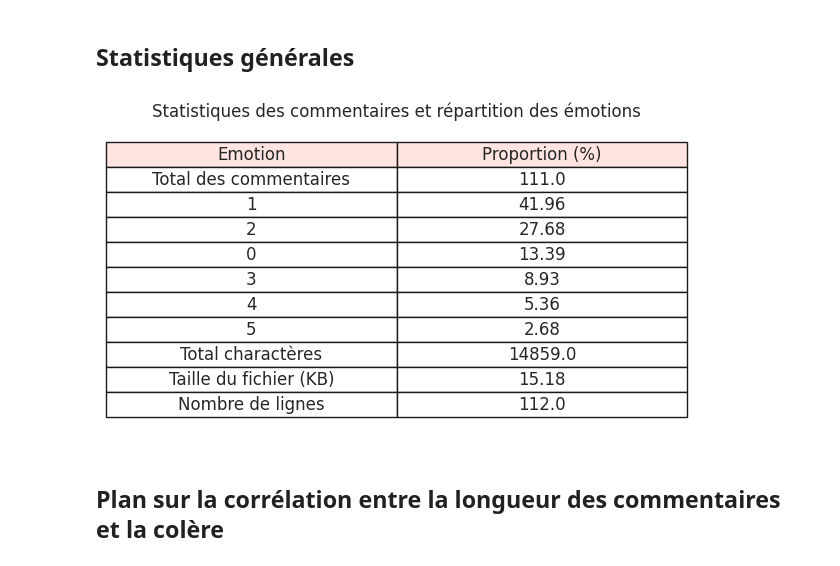
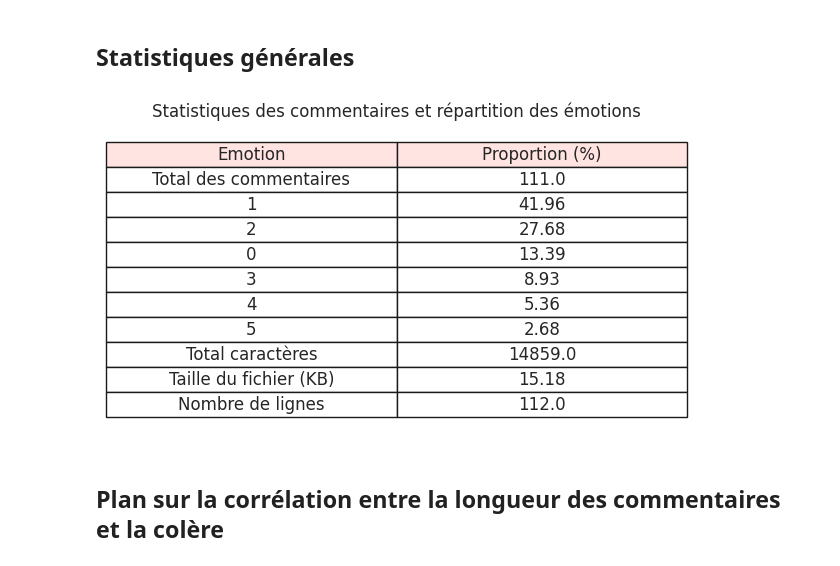
Before and after one commit to deboraptor/outils_traitement_corpus, a Jupyter notebook: scripts/graphiques.ipynb, the cells around one changed output. Saved outputs shown, nothing was run; the diff lists cells and outputs as text; code cells hidden in the pictures.

```diff
--- a/scripts/graphiques.ipynb
+++ b/scripts/graphiques.ipynb
@@ -70,37 +70,37 @@ emotion_distribution = df["label"].value_counts(normalize=True) * 100
 emotion_distribution = emotion_distribution.round(2)
 
 df['text_length'] = df['text'].str.len()
-total_characters = int(df['text_length'].sum())
+total_caracteres = int(df['text_length'].sum())
 
 taille_fichier = os.path.getsize(fichier_csv)
 taille_fichier_kb = round(taille_fichier / 1024, 2)
 
 nombre_lignes = len(df)
 
 stats_df = pd.DataFrame({
     "Emotion": emotion_distribution.index,
     "Proportion (%)": emotion_distribution.values
 })
 
 stats_df = pd.concat([
     pd.DataFrame({"Emotion": ["Total des commentaires"], "Proportion (%)": [total_comments]}),
     stats_df,
-    pd.DataFrame({"Emotion": ["Total charactères"], "Proportion (%)": [total_characters]}),
+    pd.DataFrame({"Emotion": ["Total caractères"], "Proportion (%)": [total_caracteres]}),
     pd.DataFrame({"Emotion": ["Taille du fichier (KB)"], "Proportion (%)": [taille_fichier_kb]}),
     pd.DataFrame({"Emotion": ["Nombre de lignes"], "Proportion (%)": [nombre_lignes]})
 ], ignore_index=True)
 
 sns.set(style="whitegrid")
 plt.figure(figsize=(5, 4))
 table = plt.table(cellText=stats_df.values, colLabels=stats_df.columns, cellLoc="center", loc="center", colColours=["#FFE4E1", "#FFE4E1"])
 table.auto_set_font_size(True)
 table.scale(1.5, 1.5)
 plt.axis("off")
 plt.title("Statistiques des commentaires et répartition des émotions")
 plt.savefig(os.path.join(dossier, "statistiques_generales.png"))
 plt.show()
 # %% [output]
-[figure, old version]
+[figure, new version]
 # %% [markdown]
 ## Plan sur la corrélation entre la longueur des commentaires et la colère
 # %%
```
Also changed, not shown: 1 other file.
